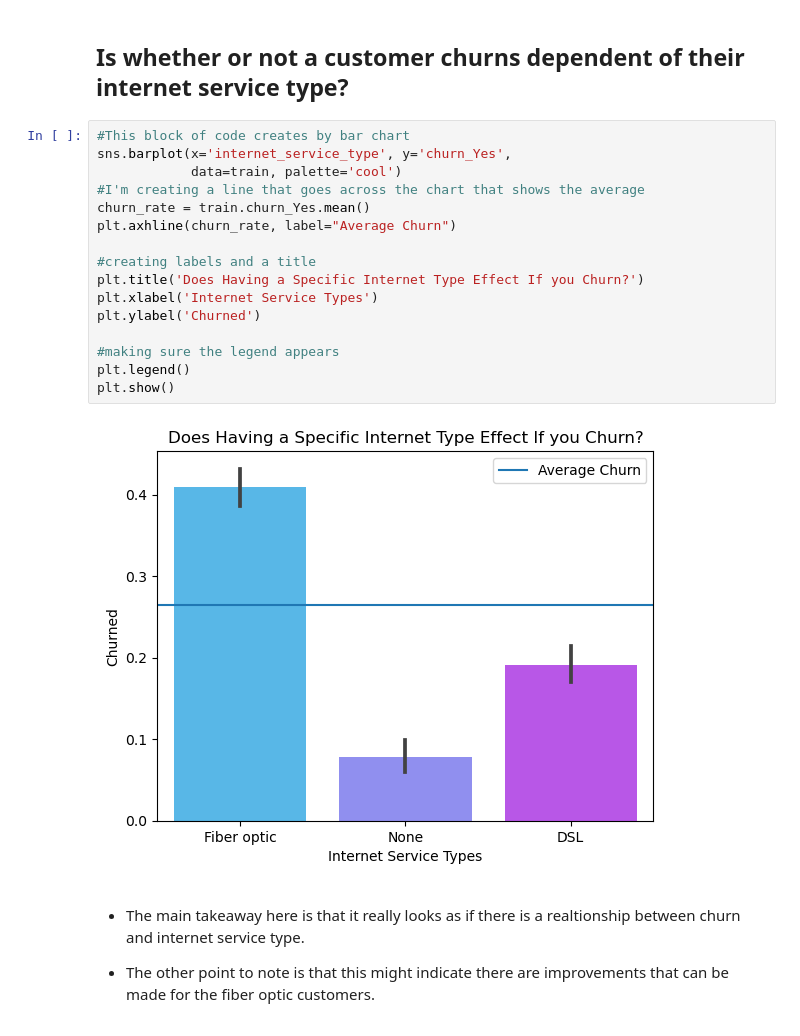
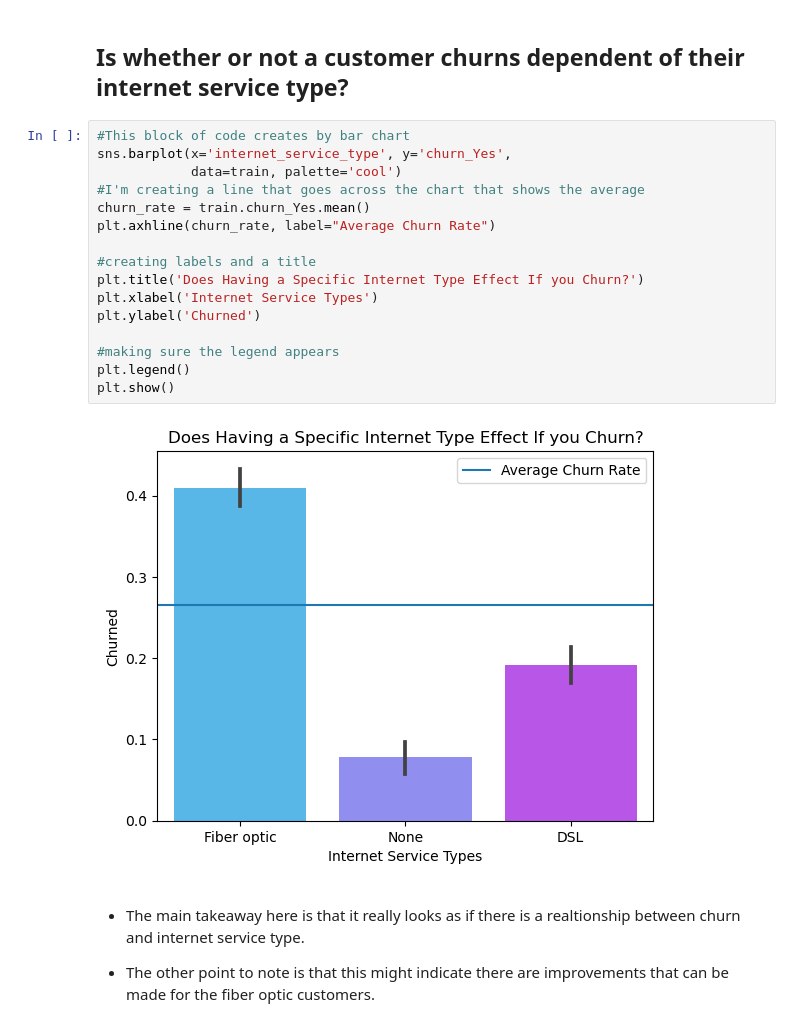
Before and after one commit to shawn-brown12/classification_project, a Jupyter notebook: Final_Report.ipynb, the cells around one changed output. Drawn from its saved outputs; the diff is of its cells as text.

```diff
--- a/Final_Report.ipynb
+++ b/Final_Report.ipynb
@@ -88,21 +88,21 @@ train.shape, val.shape, test.shape
 # %%
 #This block of code creates by bar chart
 sns.barplot(x='internet_service_type', y='churn_Yes',
             data=train, palette='cool')
 #I'm creating a line that goes across the chart that shows the average
 churn_rate = train.churn_Yes.mean()
-plt.axhline(churn_rate, label="Average Churn")
+plt.axhline(churn_rate, label="Average Churn Rate")
 
 #creating labels and a title
 plt.title('Does Having a Specific Internet Type Effect If you Churn?')
 plt.xlabel('Internet Service Types')
 plt.ylabel('Churned')
 
 #making sure the legend appears
 plt.legend()
 plt.show()
 # %% [output]
-[figure, old version]
+[figure, new version]
 # %% [markdown]
 - The main takeaway here is that it really looks as if there is a realtionship between churn and internet service type.
 
```
Also changed, not shown: parts of 2 cells of this notebook, 1 other file.
